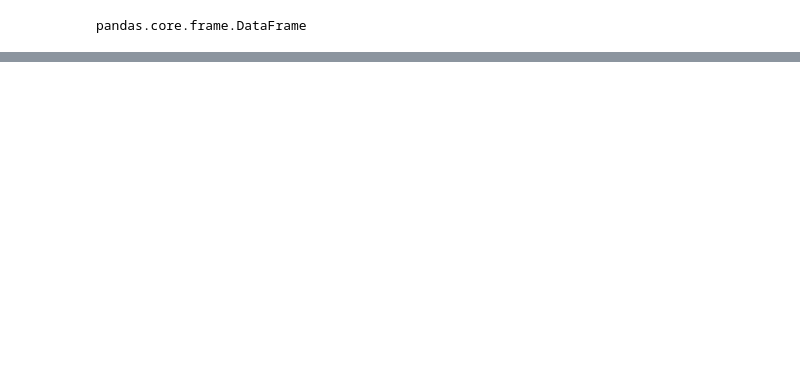
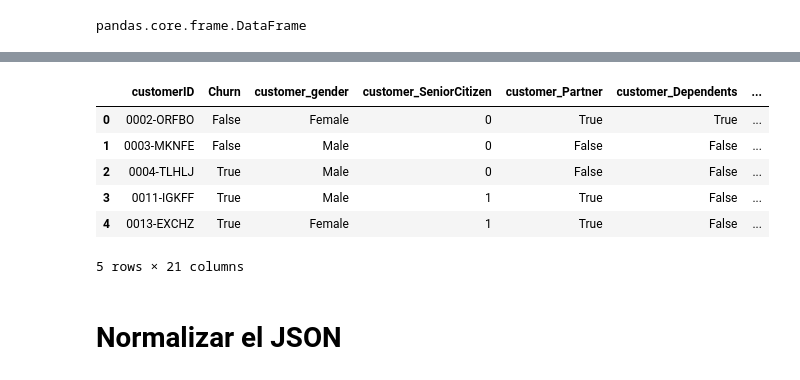
Before and after one commit to r2x4/challenge_2_data_sciense_telecomX, a Jupyter notebook: colab_challenge_2.ipynb, the cells around one changed output, grey strips where cells are left out. Saved outputs shown, nothing was run; the diff lists cells and outputs as text; code cells hidden in the pictures; blank space fills up the shorter version.

```diff
--- a/colab_challenge_2.ipynb
+++ b/colab_challenge_2.ipynb
@@ -79,0 +133,43 @@ dtype: object
+# %%
+# Pasaremos a bolean los yes:true,no:false,string que traiga no:false y vacios:none
+cols_yes_no = [
+    'customer_Partner',
+    'customer_Dependents',
+    'phone_PhoneService',
+    'phone_MultipleLines',
+    'internet_OnlineSecurity',
+    'internet_OnlineBackup',
+    'internet_DeviceProtection',
+    'internet_TechSupport',
+    'internet_StreamingTV',
+    'internet_StreamingMovies',
+    'account_PaperlessBilling'
+]
+
+# Map para columnas YES/NO
+map_dict = {
+    'Yes': True,
+    'No': False,
+    'No internet service': False,
+    'No phone service': False,
+    '': None
+}
+
+# columna Churn
+datos['Churn'] = datos['Churn'].map({
+    'Yes': True,
+    'No': False,
+    '': None
+})
+
+# Mapear las otras columnas
+for col in cols_yes_no:
+    datos[col] = datos[col].map(map_dict)
+
+# Revisión final
+print("Cantidad de valores nulos tras el mapeo:")
+print(datos[['Churn'] + cols_yes_no].isnull().sum())
+
+print("\nValores únicos después del mapeo:")
+for col in ['Churn'] + cols_yes_no:
+    print(f"{col}: {datos[col].unique()}")
@@ -79,0 +194,12 @@ dtype: object
+# %%
+datos.head()
+# %% [output]
+|  | customerID | Churn | customer_gender | customer_SeniorCitizen | customer_Partner | customer_Dependents | ... |
+| 0 | 0002-ORFBO | False | Female | 0 | True | True | ... |
+| 1 | 0003-MKNFE | False | Male | 0 | False | False | ... |
+| 2 | 0004-TLHLJ | True | Male | 0 | False | False | ... |
+| 3 | 0011-IGKFF | True | Male | 1 | True | False | ... |
+| 4 | 0013-EXCHZ | True | Female | 1 | True | False | ... |
+5 rows × 21 columns
+# %% [markdown]
+# **Normalizar el JSON**
```
Also changed, not shown: parts of 15 cells of this notebook.
